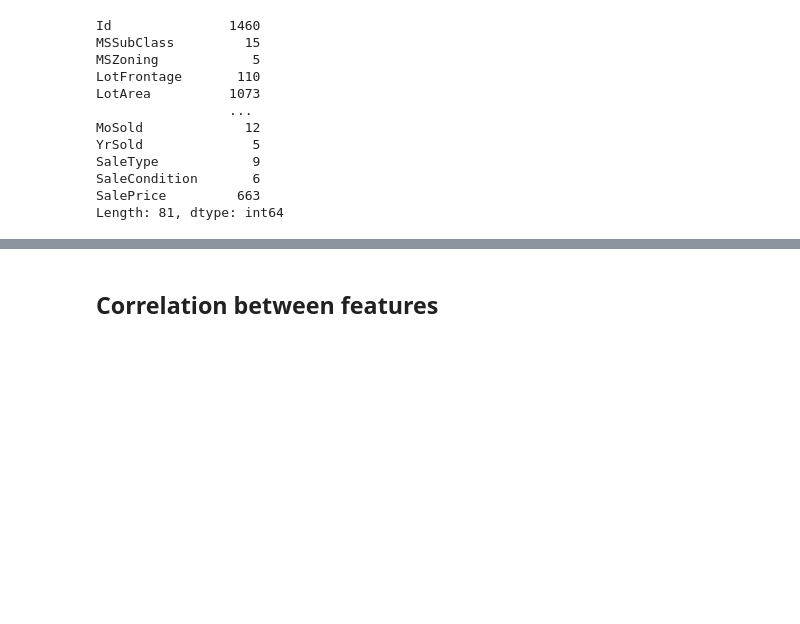
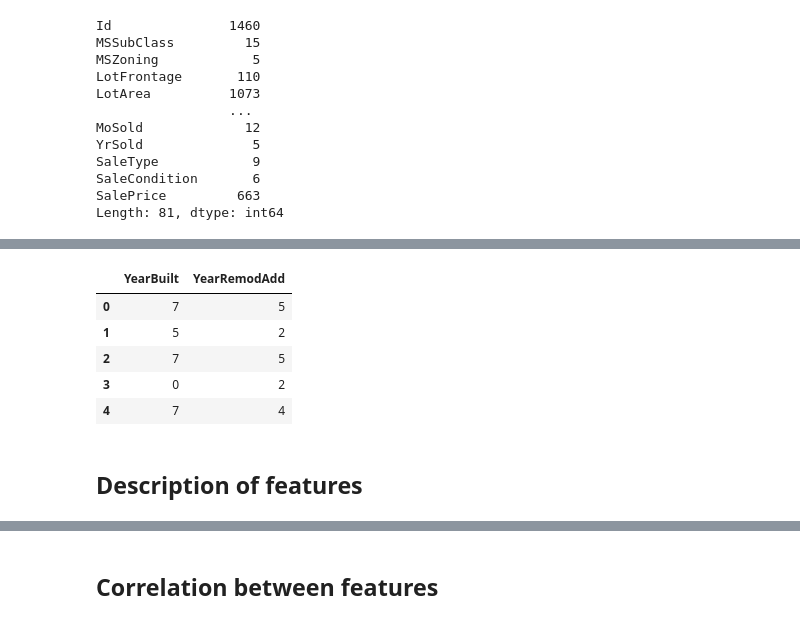
Before and after one commit to mikolajkania/kaggle-03-house-prices, a Jupyter notebook: notebooks/eda_train.ipynb, the cells around one changed output, grey strips where cells are left out. Saved outputs shown, nothing was run; the diff lists cells and outputs as text; code cells hidden in the pictures; blank space fills up the shorter version.

```diff
--- a/notebooks/eda_train.ipynb
+++ b/notebooks/eda_train.ipynb
@@ -107,0 +111,16 @@ Length: 81, dtype: int64
+# %%
+# Arbitrary bin values. Could be calculated within deeper analysis
+
+train_df['YearBuilt'] = pd.qcut(train_df['YearBuilt'], q=10, labels=False, precision=0)
+train_df['YearRemodAdd'] = pd.qcut(train_df['YearRemodAdd'], q=8, labels=False, precision=0)
+
+train_df[['YearBuilt', 'YearRemodAdd']].head()
+# %% [output]
+|  | YearBuilt | YearRemodAdd |
+| 0 | 7 | 5 |
+| 1 | 5 | 2 |
+| 2 | 7 | 5 |
+| 3 | 0 | 2 |
+| 4 | 7 | 4 |
+# %% [markdown]
+## Description of features
```
Also changed, not shown: parts of 6 cells of this notebook, 2 other files.
